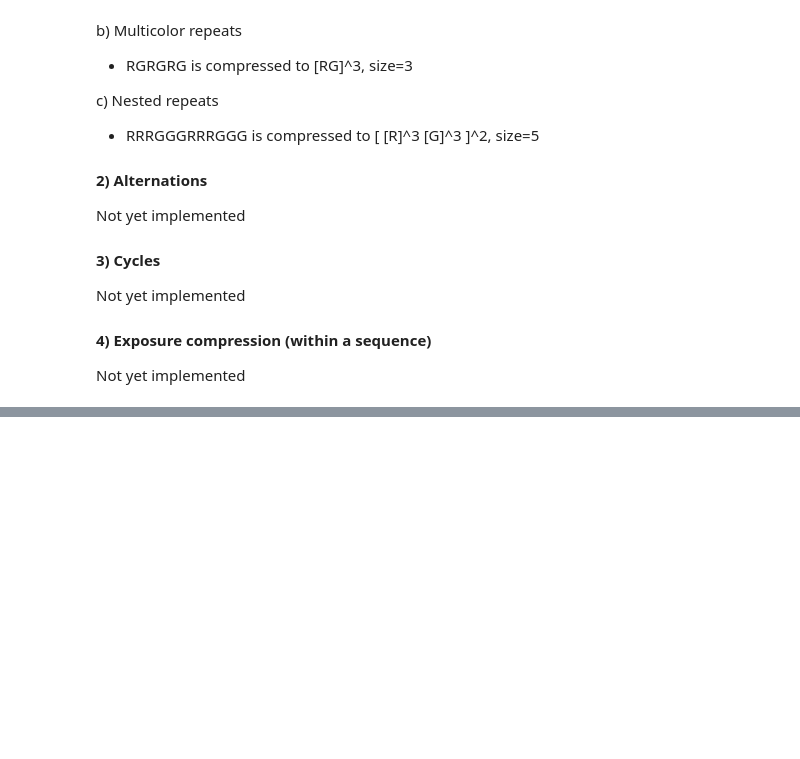
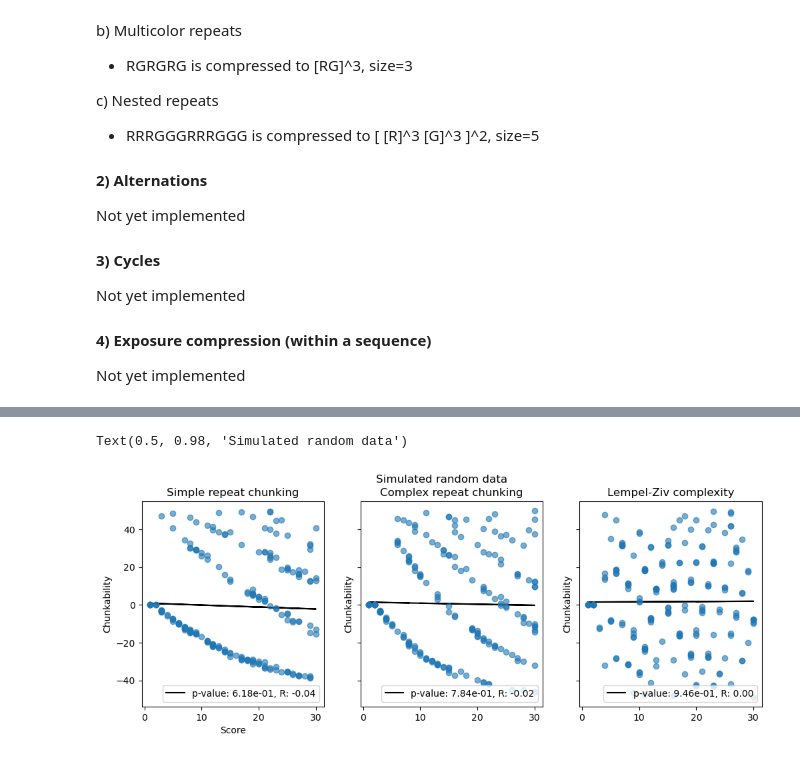
Before and after one commit to qsimeon/PSY1401Projects, a Jupyter notebook: final_project/RepeatsScheme.ipynb, the cells around one changed output, grey strips where cells are left out. Saved outputs shown, nothing was run; the diff lists cells and outputs as text; code cells hidden in the pictures; blank space fills up the shorter version.

```diff
--- a/final_project/RepeatsScheme.ipynb
+++ b/final_project/RepeatsScheme.ipynb
@@ -293,3 +184,45 @@ Hyp3:  -3.0462568153521445 17.26780237341341 -0.03370571257429992 0.917177865906
+# %%
+# Check that randomly simulated data yields no correlation
+
+def simulate_random_percentiles(scheme, max_len=30, n_datapts=200, n_samples=1000):
+    random_sequences = sample_random_sequences(max_len, n_datapts, max=True)
+    lengths = []
+    chunk_ps = []
+    for i in range(n_datapts):
+        seq = random_sequences[i]
+        lengths.append(len(seq))
+        chunk_ps.append(get_chunkability_percentile(scheme, seq, n_samples))
+
+    return lengths, chunk_ps
+
+l1, c1 = simulate_random_percentiles(simple_repeat_scheme)
+l2, c2 = simulate_random_percentiles(LZ_scheme)
+l3, c3 = simulate_random_percentiles(complex_repeat_scheme)
+
+m1, b1, r1, p1, std_err1 = stats.linregress(l1, c1)
+m2, b2, r2, p2, std_err2 = stats.linregress(l2, c2)
+m3, b3, r3, p3, std_err3 = stats.linregress(l3, c3)
+
+fig, ax = plt.subplots(1, 3, figsize=(12, 4), sharex=False, sharey=True)
+ax[0].scatter(l1, c1, alpha=0.6)
+ax[1].scatter(l3, c3, alpha=0.6)
+ax[2].scatter(l2, c2, alpha=0.6)
+ax[0].set(ylabel='Chunkability', xlabel='Score', title='Simple repeat chunking')
+ax[1].set(ylabel='Chunkability', title='Complex repeat chunking')
+ax[2].set(ylabel='Chunkability', title='Lempel-Ziv complexity')
+ax[0].plot(np.array(l1), m1*np.array(l1) + b1, color='k', zorder=0,
+           label=f'p-value: {p1:.2e}, R: {r1:.2f}')
+ax[1].plot(np.array(l3), m3*np.array(l3) + b3, color='k', zorder=0,
+           label=f'p-value: {p3:.2e}, R: {r3:.2f}')
+ax[2].plot(np.array(l2), m2*np.array(l2) + b2, color='k', zorder=0,
+              label=f'p-value: {p2:.2e}, R: {r2:.2f}')
+ax[0].legend(loc='lower right')
+ax[1].legend(loc='lower right')
+ax[2].legend(loc='lower right')
+fig.suptitle(f'Simulated random data')
+# %% [output]
+Text(0.5, 0.98, 'Simulated random data')
+[figure, added]
 # %%
 n = 10
 np.random.seed(18)
```
Also changed, not shown: parts of 9 cells of this notebook, 1 other file.
